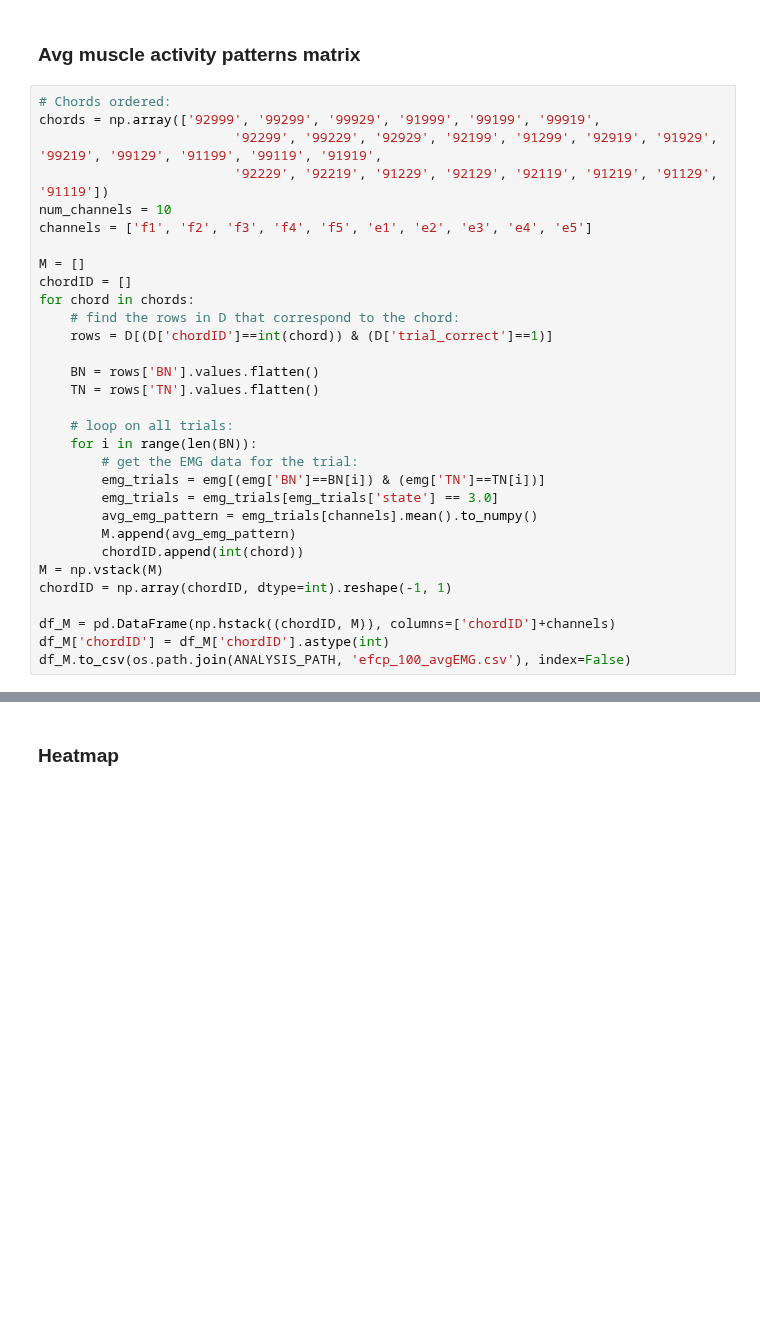
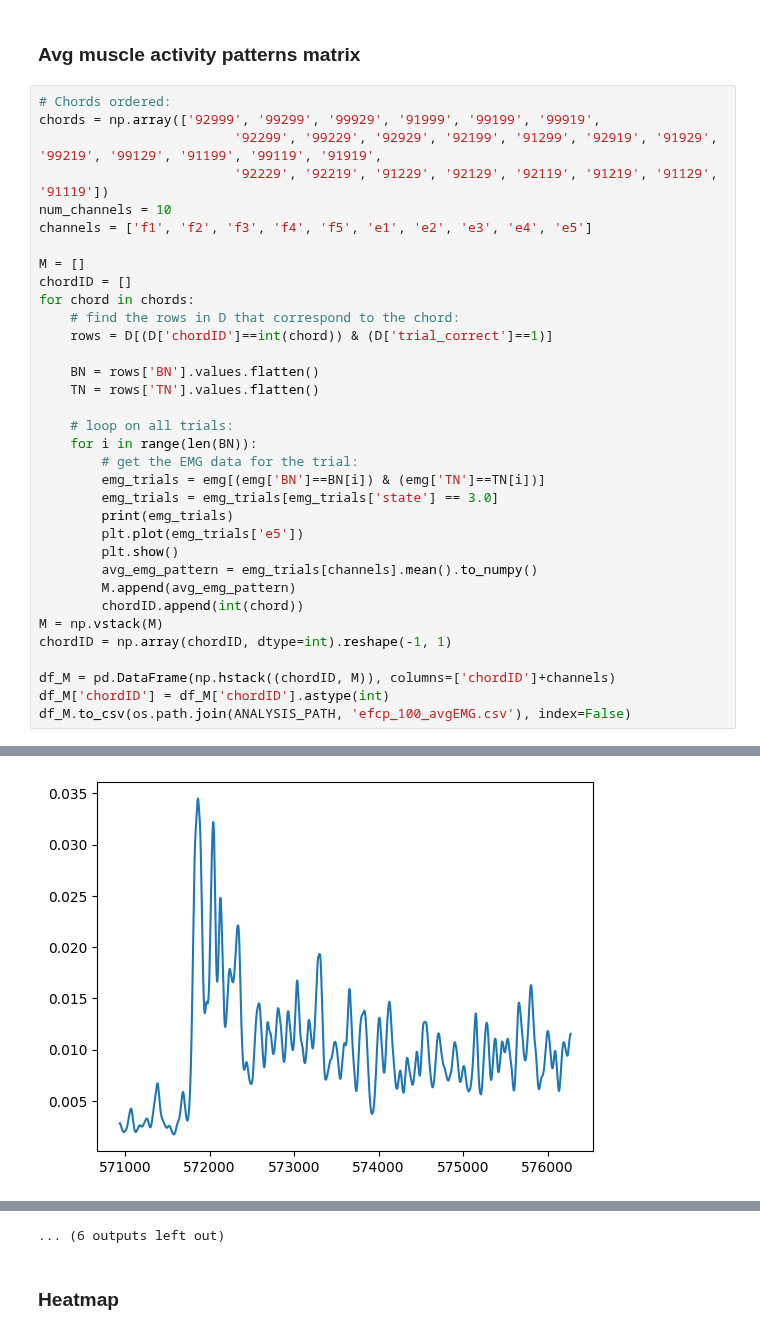
Before and after one commit to alighavam/EFC_patternfMRI, a Jupyter notebook: efcp_notebook.ipynb, the cells around one changed output, grey strips where cells are left out. Cells and saved outputs as stored; diff of their text form; blank space fills up the shorter version.

```diff
--- a/efcp_notebook.ipynb
+++ b/efcp_notebook.ipynb
@@ -92,6 +92,9 @@ for chord in chords:
         # get the EMG data for the trial:
         emg_trials = emg[(emg['BN']==BN[i]) & (emg['TN']==TN[i])]
         emg_trials = emg_trials[emg_trials['state'] == 3.0]
+        print(emg_trials)
+        plt.plot(emg_trials['e5'])
+        plt.show()
         avg_emg_pattern = emg_trials[channels].mean().to_numpy()
         M.append(avg_emg_pattern)
         chordID.append(int(chord))
@@ -101,3 +104,4 @@ chordID = np.array(chordID, dtype=int).reshape(-1, 1)
 df_M = pd.DataFrame(np.hstack((chordID, M)), columns=['chordID']+channels)
 df_M['chordID'] = df_M['chordID'].astype(int)
 df_M.to_csv(os.path.join(ANALYSIS_PATH, 'efcp_100_avgEMG.csv'), index=False)
+# %% [output]
@@ -103,0 +125 @@ df_M.to_csv(os.path.join(ANALYSIS_PATH, 'efcp_100_avgEMG.csv'), index=False)
+[figure, added]
@@ -104,3 +216,4 @@ df_M.to_csv(os.path.join(ANALYSIS_PATH, 'efcp_100_avgEMG.csv'), index=False)
+... (6 outputs left out)
 # %% [markdown]
 ### Heatmap
 # %%
```
Also changed, not shown: parts of 4 cells of this notebook.
